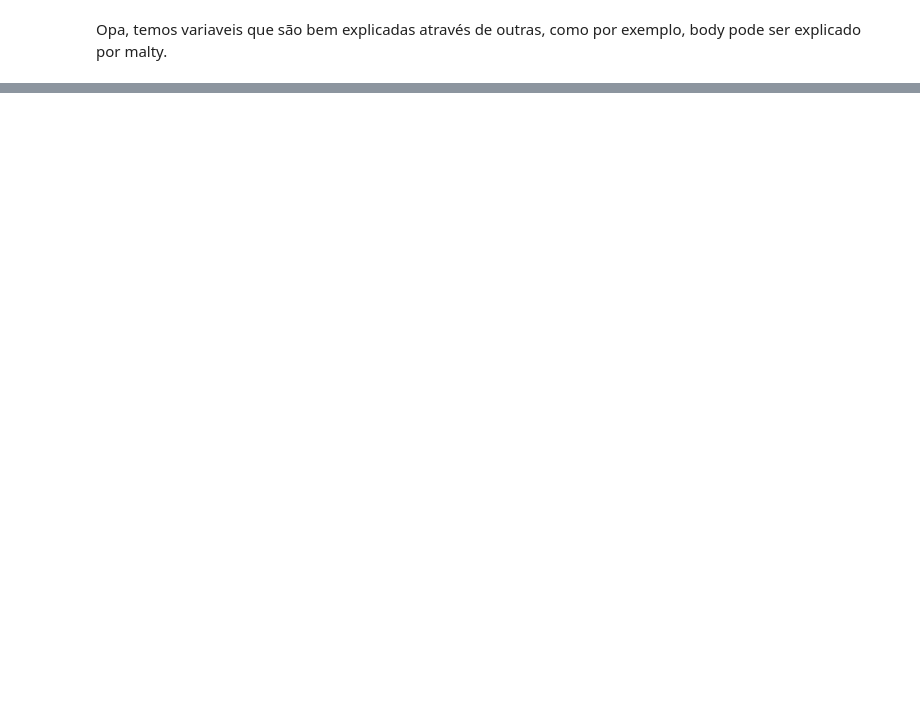
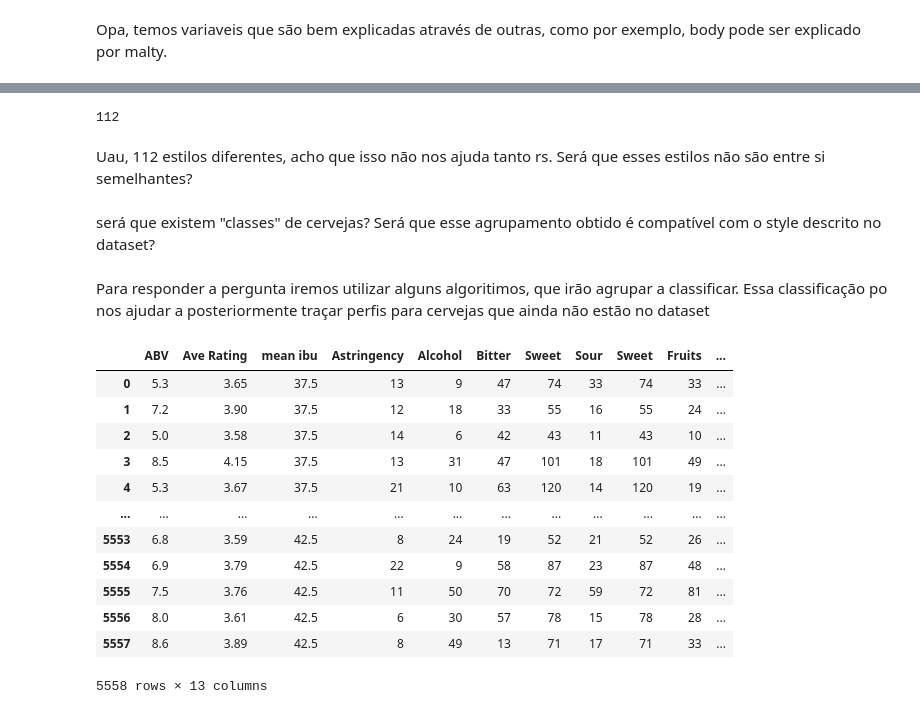
Before and after one commit to arturnovais/pad-recomendacao2023, a Jupyter notebook: pad.ipynb, the cells around one changed output, grey strips where cells are left out. Drawn from its saved outputs; the diff is of its cells as text; code cells hidden in the pictures; blank space fills up the shorter version.

```diff
--- a/pad.ipynb
+++ b/pad.ipynb
@@ -283,0 +286,29 @@ Opa, temos variaveis que são bem explicadas através de outras, como por exempl
+# %%
+#com isso, vamos excluir a coluna body e trabalhar com malty, repare que estamos utilizando a média do ibu, assumindo aui um risco. Contudo o uso desse dado como número e não como intervalo irá facilitar a construção
+teste = df.filter(items=['ABV','Ave Rating','mean ibu','Astringency','Alcohol','Bitter','Sweet','Sour','Sweet','Fruits','Hoppy','Spices', 'Malty'])
+# %%
+df['Style'].nunique()
+# %% [output]
+112
+# %% [markdown]
+Uau, 112 estilos diferentes, acho que isso não nos ajuda tanto rs. Será que esses estilos não são entre si semelhantes?
+# %% [markdown]
+será que existem "classes" de cervejas? Será que esse agrupamento obtido é compatível com o style descrito no dataset?
+# %% [markdown]
+Para responder a pergunta iremos utilizar alguns algoritimos, que irão agrupar a classificar. Essa classificação po nos ajudar a posteriormente traçar perfis para cervejas que ainda não estão no dataset
+# %%
+teste
+# %% [output]
+|  | ABV | Ave Rating | mean ibu | Astringency | Alcohol | Bitter | Sweet | Sour | Sweet | Fruits | ... |
+| 0 | 5.3 | 3.65 | 37.5 | 13 | 9 | 47 | 74 | 33 | 74 | 33 | ... |
+| 1 | 7.2 | 3.90 | 37.5 | 12 | 18 | 33 | 55 | 16 | 55 | 24 | ... |
+| 2 | 5.0 | 3.58 | 37.5 | 14 | 6 | 42 | 43 | 11 | 43 | 10 | ... |
+| 3 | 8.5 | 4.15 | 37.5 | 13 | 31 | 47 | 101 | 18 | 101 | 49 | ... |
+| 4 | 5.3 | 3.67 | 37.5 | 21 | 10 | 63 | 120 | 14 | 120 | 19 | ... |
+| ... | ... | ... | ... | ... | ... | ... | ... | ... | ... | ... | ... |
+| 5553 | 6.8 | 3.59 | 42.5 | 8 | 24 | 19 | 52 | 21 | 52 | 26 | ... |
+| 5554 | 6.9 | 3.79 | 42.5 | 22 | 9 | 58 | 87 | 23 | 87 | 48 | ... |
+| 5555 | 7.5 | 3.76 | 42.5 | 11 | 50 | 70 | 72 | 59 | 72 | 81 | ... |
+| 5556 | 8.0 | 3.61 | 42.5 | 6 | 30 | 57 | 78 | 15 | 78 | 28 | ... |
+| 5557 | 8.6 | 3.89 | 42.5 | 8 | 49 | 13 | 71 | 17 | 71 | 33 | ... |
+5558 rows × 13 columns
```
Also changed, not shown: parts of 6 cells of this notebook.
